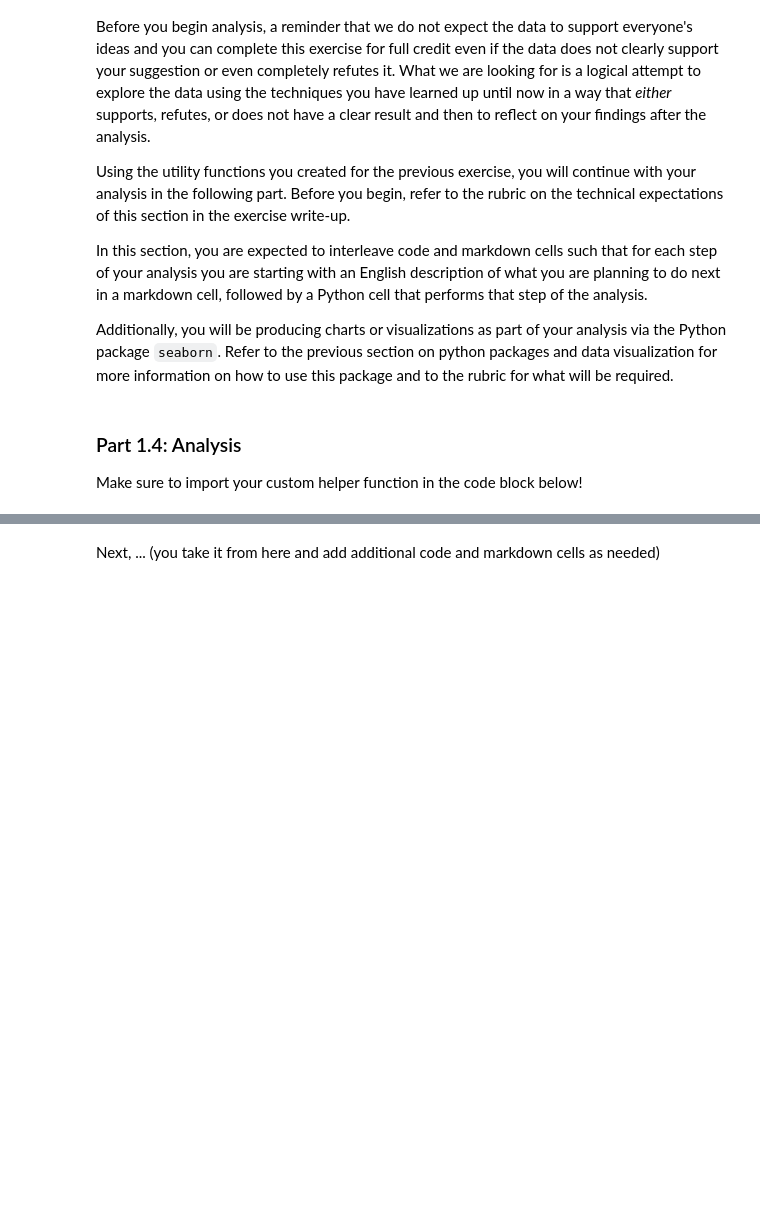
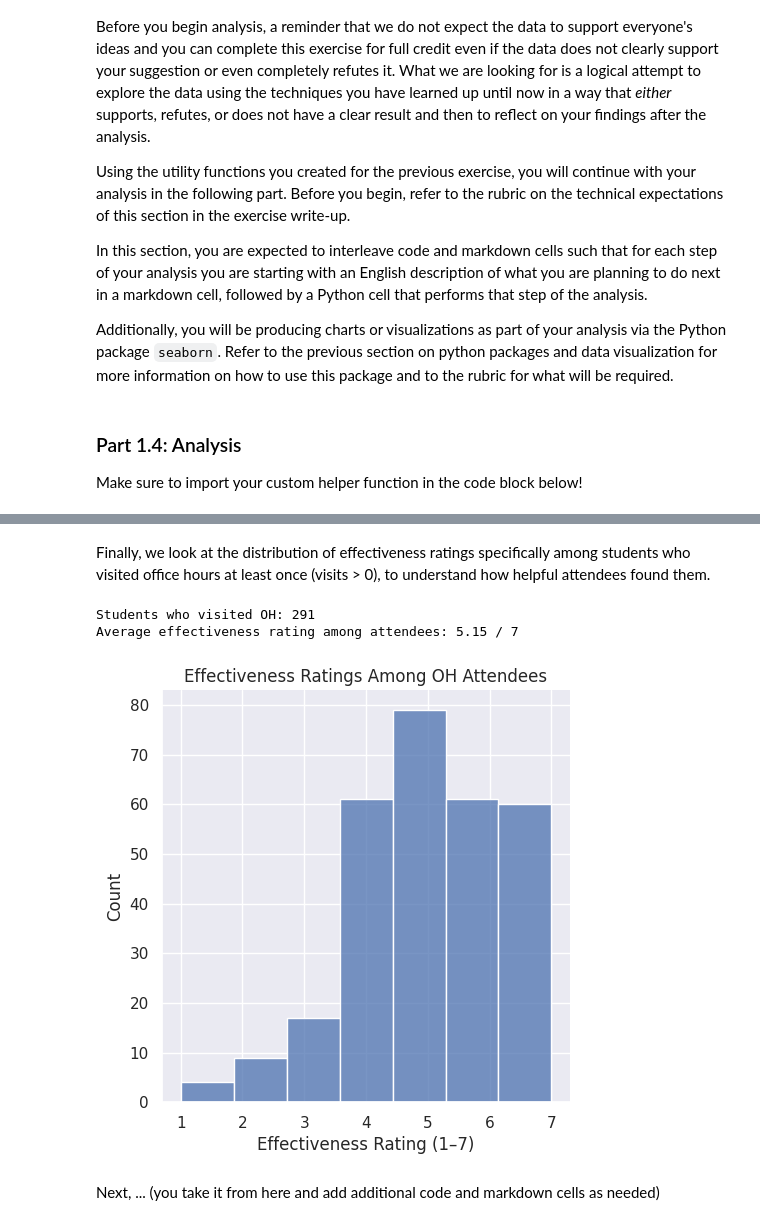
Before and after one commit to gfmauch/comp110-26s-workspace, a Jupyter notebook: exercises/ex09/analysis.ipynb, the cells around one changed output, grey strips where cells are left out. Cells and saved outputs as stored; diff of their text form; code cells hidden in the pictures; blank space fills up the shorter version.

```diff
--- a/exercises/ex09/analysis.ipynb
+++ b/exercises/ex09/analysis.ipynb
@@ -394,3 +438,22 @@ Make sure to import your custom helper function in the code block below!
+# %% [markdown]
+Finally, we look at the distribution of effectiveness ratings specifically among students who visited office hours at least once (visits > 0), to understand how helpful attendees found them.
+# %%
+# Filter to only students who attended at least once
+attended = {
+    "oh_visits": [v for v, e in zip(oh_data_int["oh_visits"], oh_data_int["oh_effective"]) if isinstance(v, int) and v > 0],
+    "oh_effective": [e for v, e in zip(oh_data_int["oh_visits"], oh_data_int["oh_effective"]) if isinstance(v, int) and v > 0]
+}
+
+effectiveness_plot = sns.displot(data=attended, kind="hist", x="oh_effective", bins=7)
+effectiveness_plot.set(title="Effectiveness Ratings Among OH Attendees", xlabel="Effectiveness Rating (1–7)", ylabel="Count")
+
+print(f"Students who visited OH: {len(attended['oh_visits'])}")
+avg_effectiveness = sum(attended['oh_effective']) / len(attended['oh_effective'])
+print(f"Average effectiveness rating among attendees: {avg_effectiveness:.2f} / 7")
+# %% [output]
+Students who visited OH: 291
+Average effectiveness rating among attendees: 5.15 / 7
+[figure, added]
 # %% [markdown]
 Next, ... (you take it from here and add additional code and markdown cells as needed)
 # %% [markdown]
```
Also changed, not shown: parts of 6 cells of this notebook.
